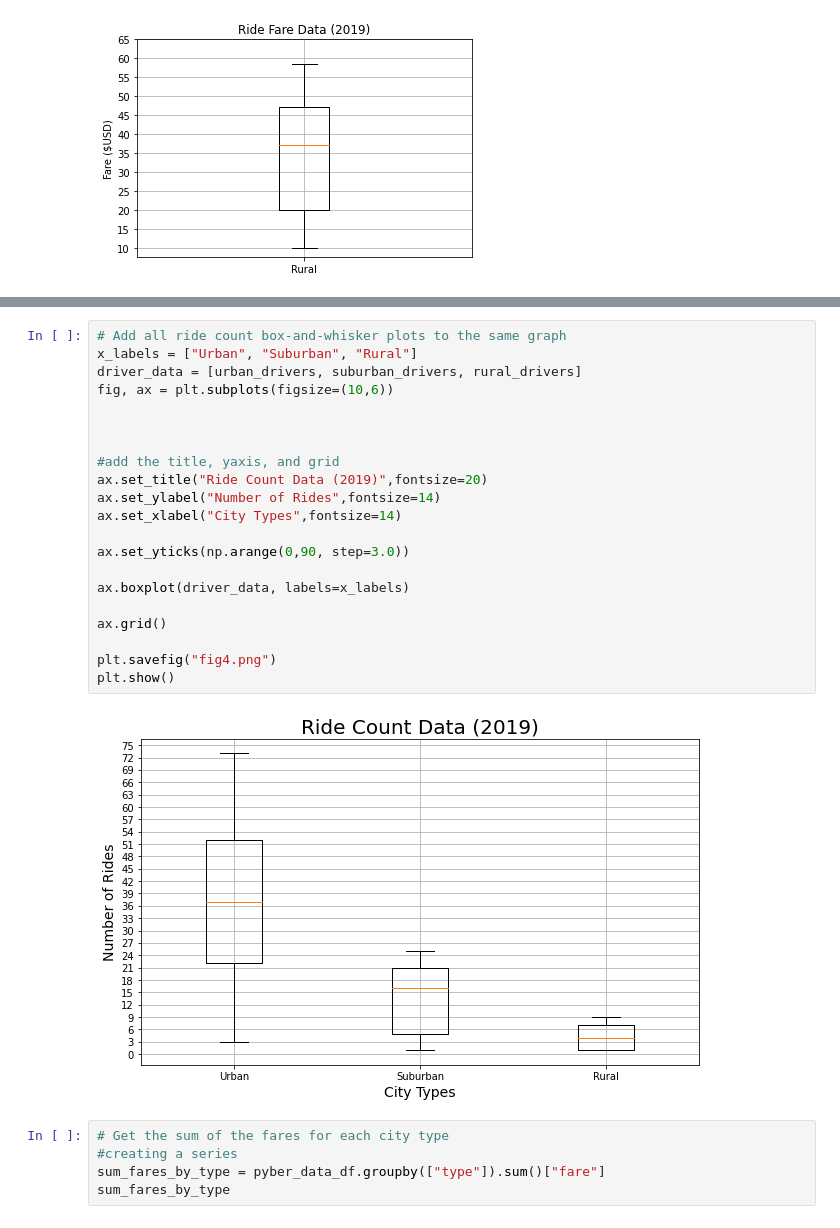
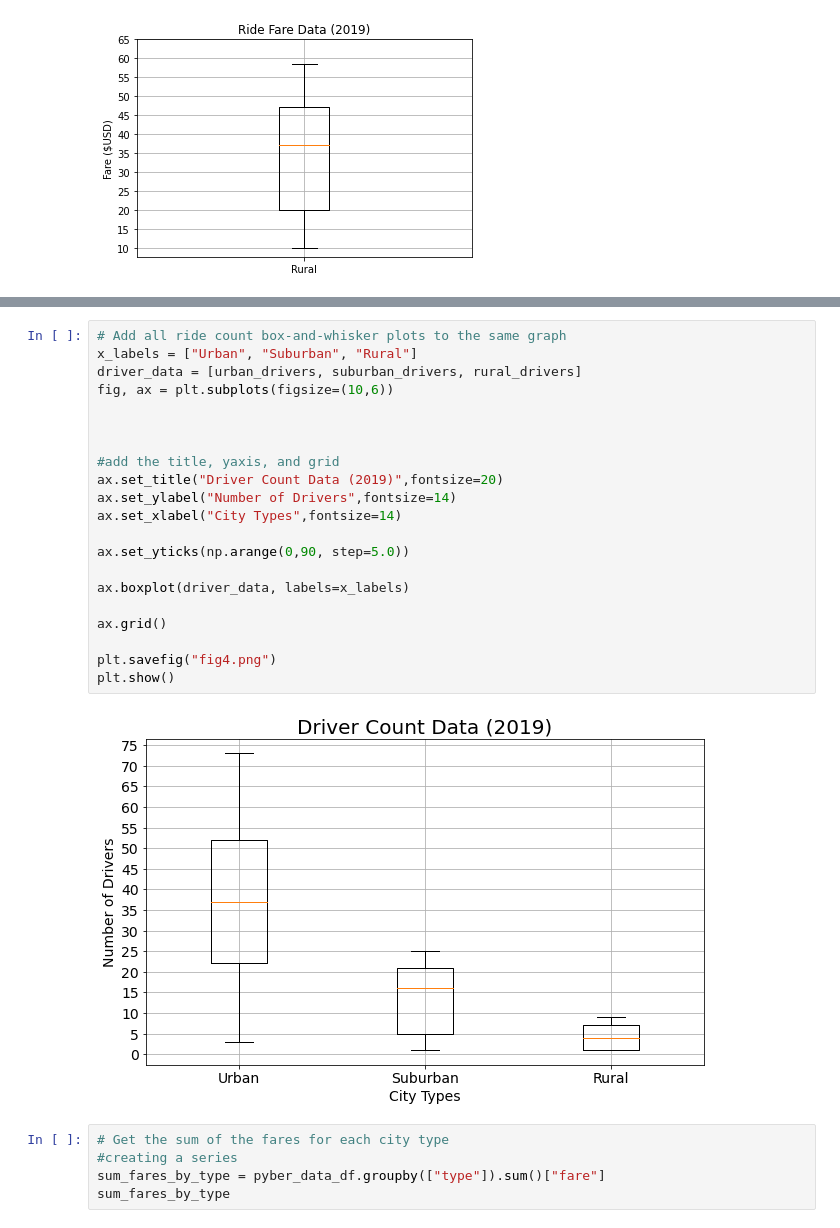
Before and after one commit to IIrazoque/PyBer_Analysis, a Jupyter notebook: PyBer.ipynb, the cells around one changed output, grey strips where cells are left out. Drawn from its saved outputs; the diff is of its cells as text.

```diff
--- a/PyBer.ipynb
+++ b/PyBer.ipynb
@@ -916,26 +915,26 @@ Name: driver_count, dtype: float64
 # %%
 # Add all ride count box-and-whisker plots to the same graph
 x_labels = ["Urban", "Suburban", "Rural"]
 driver_data = [urban_drivers, suburban_drivers, rural_drivers]
 fig, ax = plt.subplots(figsize=(10,6))
 
 
 
 #add the title, yaxis, and grid
-ax.set_title("Ride Count Data (2019)",fontsize=20)
-ax.set_ylabel("Number of Rides",fontsize=14)
+ax.set_title("Driver Count Data (2019)",fontsize=20)
+ax.set_ylabel("Number of Drivers",fontsize=14)
 ax.set_xlabel("City Types",fontsize=14)
 
-ax.set_yticks(np.arange(0,90, step=3.0))
+ax.set_yticks(np.arange(0,90, step=5.0))
 
 ax.boxplot(driver_data, labels=x_labels)
 
 ax.grid()
 
 plt.savefig("fig4.png")
 plt.show()
 # %% [output]
-[figure, old version]
+[figure, new version]
 # %%
 # Get the sum of the fares for each city type
 #creating a series
```
Also changed, not shown: parts of 14 cells of this notebook, 10 other files.
